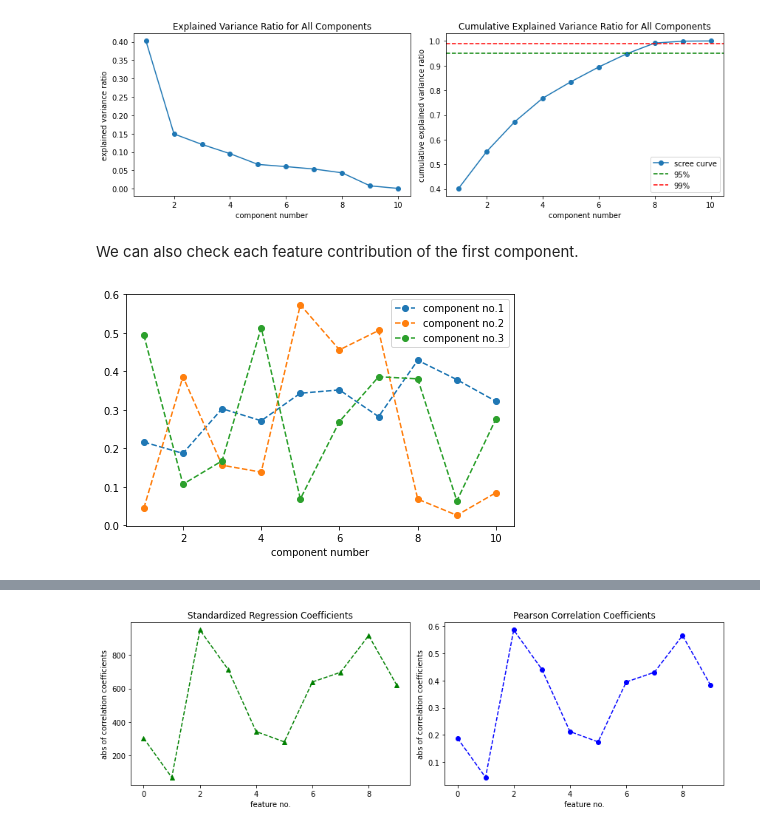
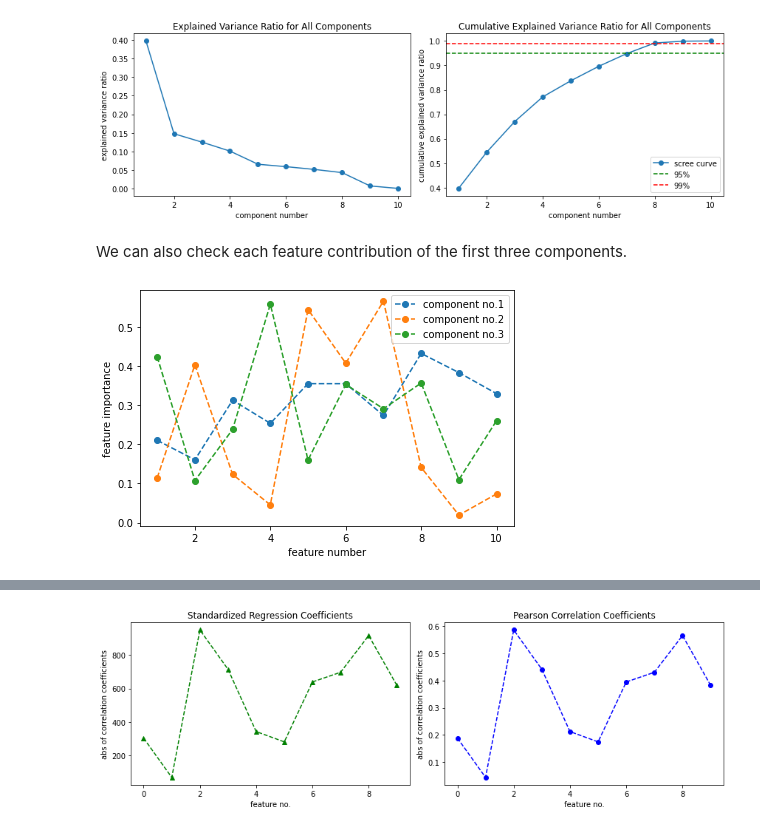
Before and after one commit to Chao8219/scikit_learn_showcase, a Jupyter notebook: jupyter_notebooks/supervised_PCA_w_GPR.ipynb, the cells around one changed output, grey strips where cells are left out. Drawn from its saved outputs; the diff is of its cells as text; code cells hidden in the pictures.

```diff
--- a/jupyter_notebooks/supervised_PCA_w_GPR.ipynb
+++ b/jupyter_notebooks/supervised_PCA_w_GPR.ipynb
@@ -64,13 +133,0 @@ X_train.shape
-# %%
-test_kernel = ConstantKernel(constant_value=1)*RBF(length_scale=np.ones((1, )))
-
-test_pipeline = Pipeline(
-    [('scaler', StandardScaler()),
-     ('PCA', PCA(n_components=1, random_state=rs_num)),
-     ('GPR', GaussianProcessRegressor(
-         kernel=test_kernel,
-         n_restarts_optimizer=9,
-         random_state=rs_num))]
-)
-test_pipeline.fit(X_train, y_train)
-cross_validate(test_pipeline, X_train, y_train, cv=5)
@@ -89,6 +142,6 @@ First we need to make a benchmark to see how it goes with the dataset with the r
 # %%
-regular_pca = PCA(random_state=22)
-regular_pca.fit(X)
+X_train_standardized = StandardScaler().fit_transform(X_train)
+regular_pca = PCA(random_state=22).fit(X_train_standardized)
 
 # compute cumulative explained variance ratio
 regular_cu_evr = np.zeros_like(regular_pca.explained_variance_ratio_)
@@ -121,17 +174,19 @@ plt.tight_layout()
 # %% [output]
 [figure]
 # %% [markdown]
-We can also check each feature contribution of the first component.
+We can also check each feature contribution of the first three components.
 # %%
 fig, ax = plt.subplots()
 for i in range(3):
     ax.plot(
         np.arange(1, regular_pca.n_components_+1, 1),
         np.abs(regular_pca.components_[i, :]),
         ls='--', marker='o', label='component no.{:}'.format(i+1)
     )
-ax.set_xlabel('component number')
+ax.set_xlabel('feature number')
+ax.set_ylabel('feature importance')
 ax.legend()
+
 plt.tight_layout()
 # %% [output]
-[figure, old version]
+[figure, new version]
```
Also changed, not shown: parts of 20 cells of this notebook.
